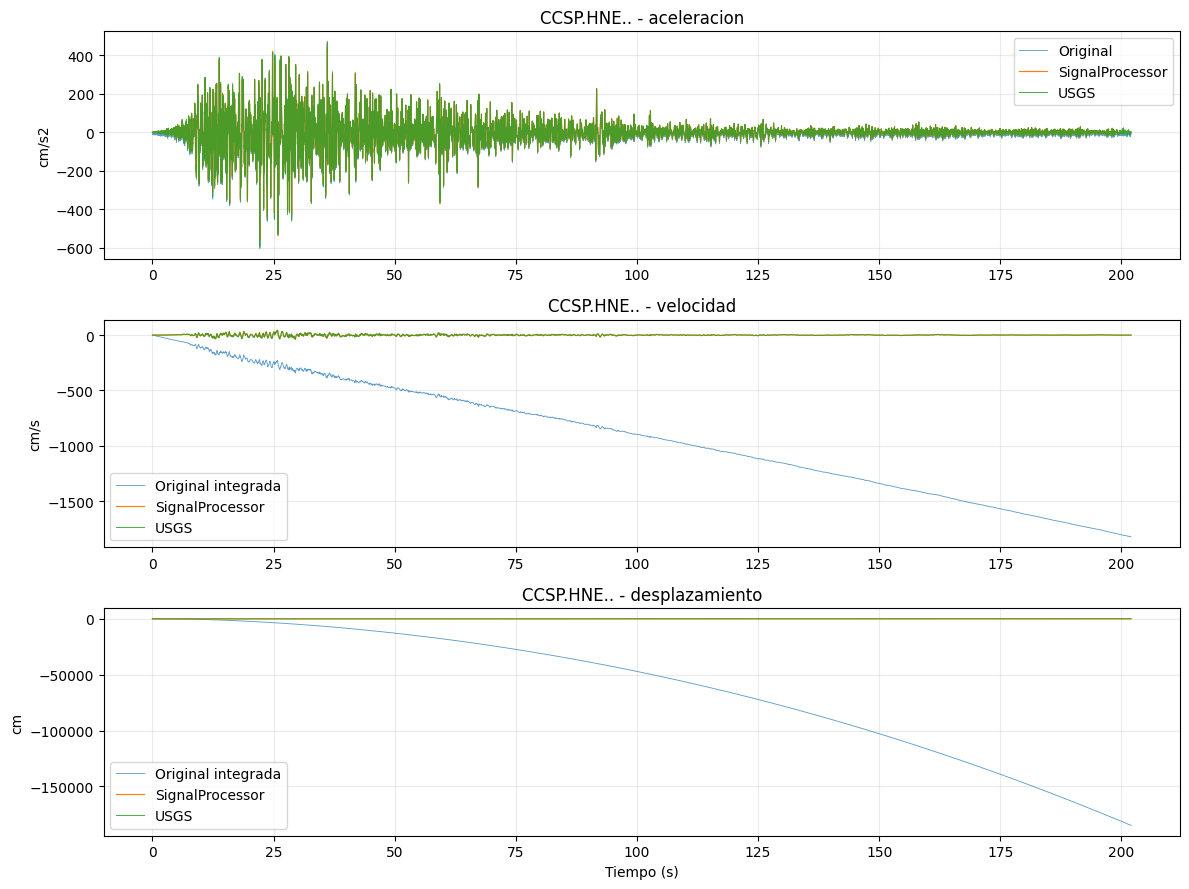
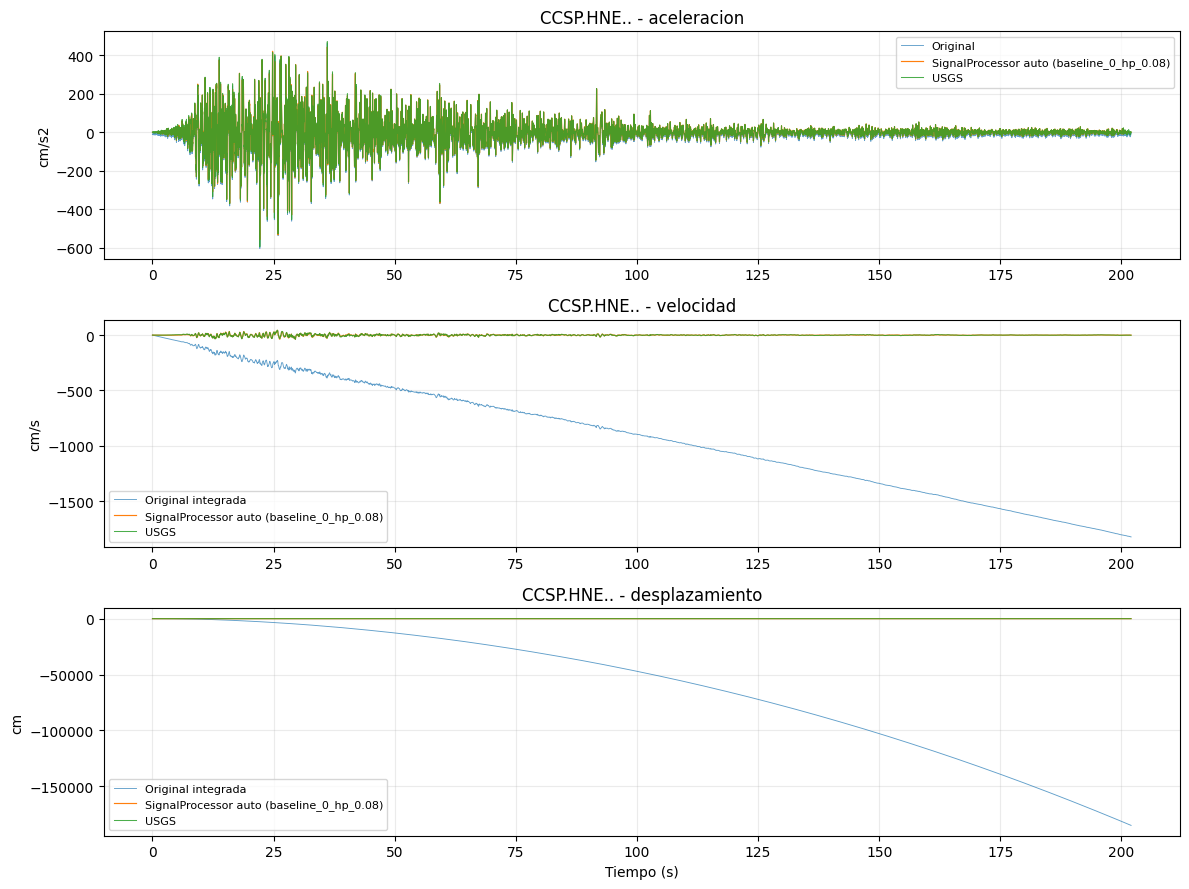
The notebook cell's code change between the first figure and the second:
--- before
+++ after
@@ -5,5 +5,7 @@
     usgs_disp = read_motion(benchmark_root / 'corrected_motion' / f'{component}_d.smc', units='cm/s^2')
 
-    project = correct_record(raw, CorrectionConfig(highpass_hz=0.05, lowpass_hz=25.0, filter_order=4))
+    recommendation = recommend_correction_method(raw, t_min=0.05, t_max=3.0)
+    project = recommendation.best.result
+    project_label = f'SignalProcessor auto ({recommendation.best.name})'
     project_acc = project.record.as_units('cm/s^2')
     raw_vel, raw_disp = integrate_motion(raw.acceleration_si(), raw.dt)
@@ -15,5 +17,5 @@
     fig, axes = plt.subplots(3, 1, figsize=(12, 9), sharex=False)
     axes[0].plot(raw.time[:n_acc], raw.as_units('cm/s^2').acceleration[:n_acc], lw=0.65, alpha=0.7, label='Original')
-    axes[0].plot(project_acc.time[:n_acc], project_acc.acceleration[:n_acc], lw=0.85, label='SignalProcessor')
+    axes[0].plot(project_acc.time[:n_acc], project_acc.acceleration[:n_acc], lw=0.85, label=project_label)
     axes[0].plot(usgs_acc.time[:n_acc], usgs_acc.acceleration[:n_acc], lw=0.75, alpha=0.85, label='USGS')
     axes[0].set_title(f'{component} - aceleracion')
@@ -21,5 +23,5 @@
 
     axes[1].plot(raw.time[:n_vel], raw_vel[:n_vel] * 100.0, lw=0.65, alpha=0.7, label='Original integrada')
-    axes[1].plot(project.record.time[:n_vel], project.velocity[:n_vel] * 100.0, lw=0.85, label='SignalProcessor')
+    axes[1].plot(project.record.time[:n_vel], project.velocity[:n_vel] * 100.0, lw=0.85, label=project_label)
     axes[1].plot(usgs_vel.time[:n_vel], usgs_vel.acceleration[:n_vel], lw=0.75, alpha=0.85, label='USGS')
     axes[1].set_title(f'{component} - velocidad')
@@ -27,5 +29,5 @@
 
     axes[2].plot(raw.time[:n_disp], raw_disp[:n_disp] * 100.0, lw=0.65, alpha=0.7, label='Original integrada')
-    axes[2].plot(project.record.time[:n_disp], project.displacement[:n_disp] * 100.0, lw=0.85, label='SignalProcessor')
+    axes[2].plot(project.record.time[:n_disp], project.displacement[:n_disp] * 100.0, lw=0.85, label=project_label)
     axes[2].plot(usgs_disp.time[:n_disp], usgs_disp.acceleration[:n_disp], lw=0.75, alpha=0.85, label='USGS')
     axes[2].set_title(f'{component} - desplazamiento')
@@ -35,5 +37,5 @@
     for ax in axes:
         ax.grid(alpha=0.25)
-        ax.legend()
+        ax.legend(fontsize=8)
     fig.tight_layout()
     return fig

Commit: chore: se mejoro la recomendacion de parametros de correccion